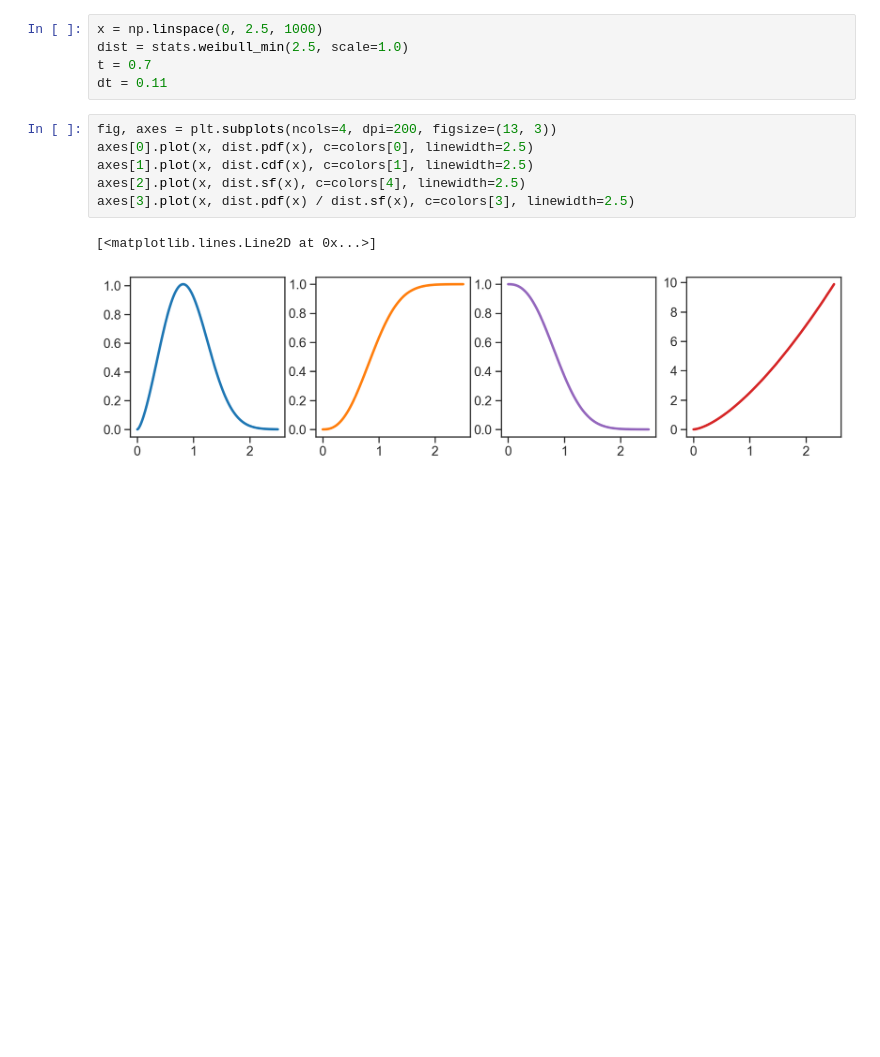
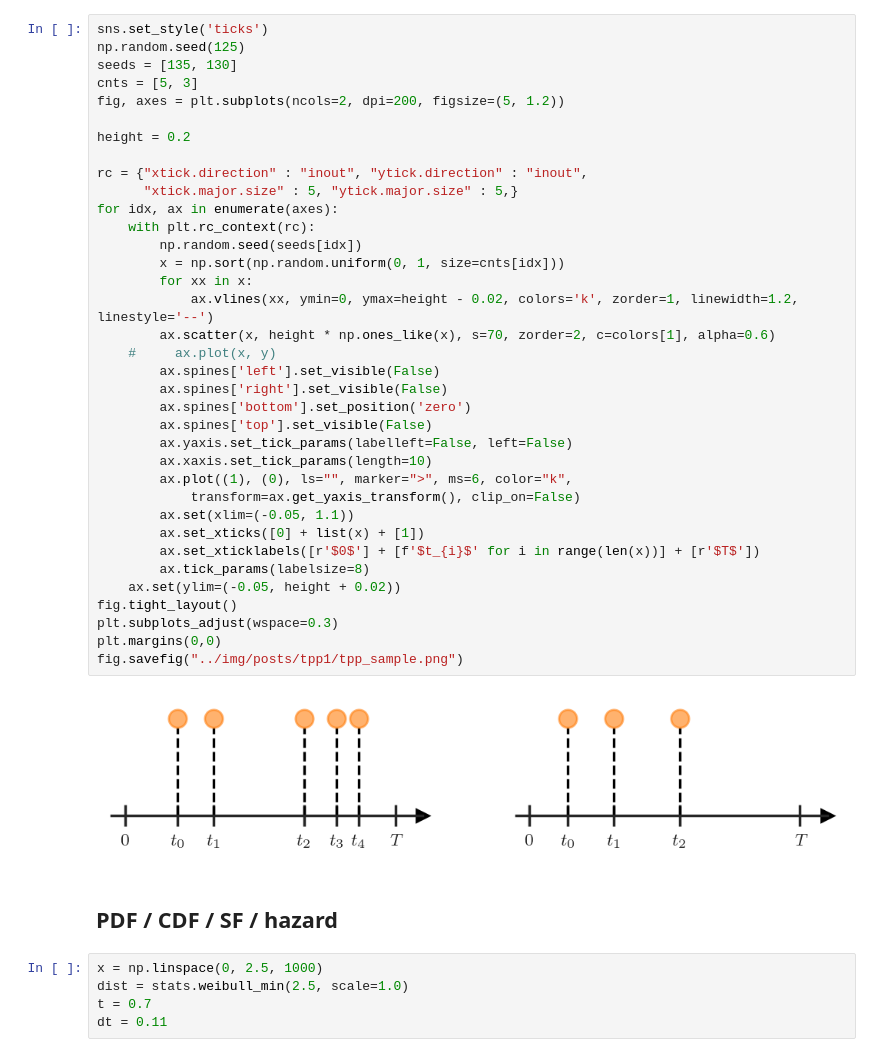
Before and after one commit to shchur/shchur.github.io, a Jupyter notebook: _notebooks/tpp1.ipynb, the cells around one changed output. Cells and saved outputs as stored; diff of their text form; blank space fills up the shorter version.

```diff
--- a/_notebooks/tpp1.ipynb
+++ b/_notebooks/tpp1.ipynb
@@ -15,14 +69,45 @@ colors =  plt.rcParams['axes.prop_cycle'].by_key()['color']
+# %%
+sns.set_style('ticks')
+np.random.seed(125)
+seeds = [135, 130]
+cnts = [5, 3]
+fig, axes = plt.subplots(ncols=2, dpi=200, figsize=(5, 1.2))
+
+height = 0.2
+
+rc = {"xtick.direction" : "inout", "ytick.direction" : "inout",
+      "xtick.major.size" : 5, "ytick.major.size" : 5,}
+for idx, ax in enumerate(axes):
+    with plt.rc_context(rc):
+        np.random.seed(seeds[idx])
+        x = np.sort(np.random.uniform(0, 1, size=cnts[idx]))
+        for xx in x:
+            ax.vlines(xx, ymin=0, ymax=height - 0.02, colors='k', zorder=1, linewidth=1.2, linestyle='--')
+        ax.scatter(x, height * np.ones_like(x), s=70, zorder=2, c=colors[1], alpha=0.6)
+    #     ax.plot(x, y)
+        ax.spines['left'].set_visible(False)
+        ax.spines['right'].set_visible(False)
+        ax.spines['bottom'].set_position('zero')
+        ax.spines['top'].set_visible(False)
+        ax.yaxis.set_tick_params(labelleft=False, left=False)
+        ax.xaxis.set_tick_params(length=10)
+        ax.plot((1), (0), ls="", marker=">", ms=6, color="k",
+            transform=ax.get_yaxis_transform(), clip_on=False)
+        ax.set(xlim=(-0.05, 1.1))
+        ax.set_xticks([0] + list(x) + [1])
+        ax.set_xticklabels([r'$0$'] + [f'$t_{i}$' for i in range(len(x))] + [r'$T$'])
+        ax.tick_params(labelsize=8)
+    ax.set(ylim=(-0.05, height + 0.02))
+fig.tight_layout()
+plt.subplots_adjust(wspace=0.3)
+plt.margins(0,0)
+fig.savefig("../img/posts/tpp1/tpp_sample.png")
+# %% [output]
+[figure, added]
+# %% [markdown]
+## PDF / CDF / SF / hazard
 # %%
 x = np.linspace(0, 2.5, 1000)
 dist = stats.weibull_min(2.5, scale=1.0)
 t = 0.7
 dt = 0.11
-# %%
-fig, axes = plt.subplots(ncols=4, dpi=200, figsize=(13, 3))
-axes[0].plot(x, dist.pdf(x), c=colors[0], linewidth=2.5)
-axes[1].plot(x, dist.cdf(x), c=colors[1], linewidth=2.5)
-axes[2].plot(x, dist.sf(x), c=colors[4], linewidth=2.5)
-axes[3].plot(x, dist.pdf(x) / dist.sf(x), c=colors[3], linewidth=2.5)
-# %% [output]
-[<matplotlib.lines.Line2D at 0x...>]
-[figure, removed]
```
Also changed, not shown: parts of 9 cells of this notebook, 5 other files.
